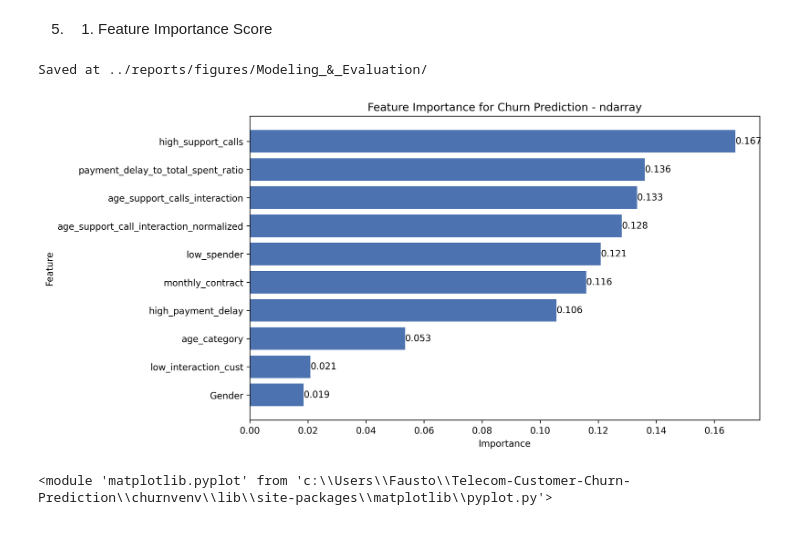
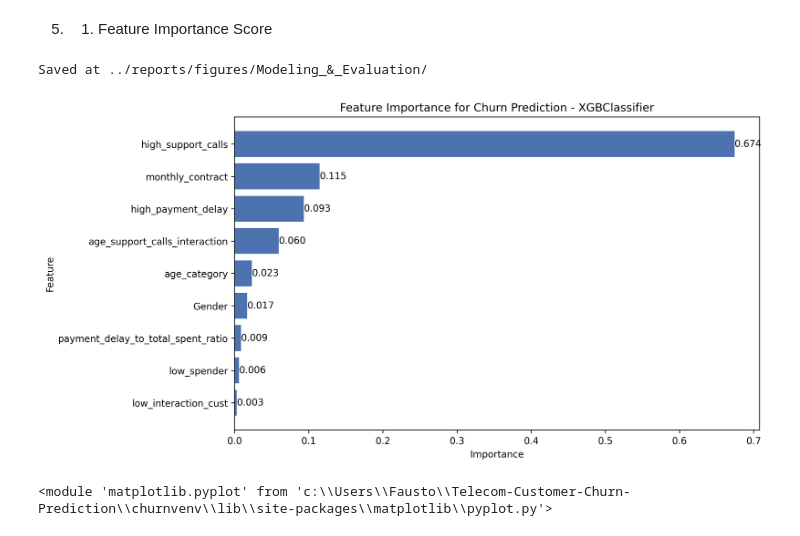
Before and after one commit to fausstoo/Telecom-Customer-Churn-Prediction, a Jupyter notebook: notebooks/Modeling_&_Evaluation.ipynb, the cells around one changed output. Drawn from its saved outputs; the diff is of its cells as text; code cells hidden in the pictures.

Commit message:
last check to app.py and best_model.pkl

```diff
--- a/notebooks/Modeling_&_Evaluation.ipynb
+++ b/notebooks/Modeling_&_Evaluation.ipynb
@@ -256,7 +265,7 @@ Model performance for Test set
 # %% [markdown]
 3. 2. Print best model's parameters
 # %%
-clf = joblib.load("../Models/RandomForestClassifier.pkl")
+clf = joblib.load("../artifacts/best_model.pkl")
 model_params = clf.get_params()
 
 # Print the parameters
@@ -396,7 +396,7 @@ clf_feature_importance = clf.feature_importances_
 
 def plot_feature_importances(clf_feature_importance, feature_names, save_path=None):
     # Name of the classifier
-    clf_name = clf_feature_importance.__class__.__name__
+    clf_name = clf.__class__.__name__
 
     # Create a DataFrame to store feature names and importances
     feature_importance_df = pd.DataFrame({'Feature': feature_names, 'Importance': clf_feature_importance})
@@ -404,32 +404,32 @@ def plot_feature_importances(clf_feature_importance, feature_names, save_path=No
     # Sort the DataFrame by importance in descending order
     feature_importance_df = feature_importance_df.sort_values(by='Importance', ascending=False)
 
     # Create a bar plot to visualize feature importances
     plt.figure(figsize=(10, 6))
     bars = plt.barh(feature_importance_df['Feature'], feature_importance_df['Importance'])
     plt.xlabel('Importance')
     plt.ylabel('Feature')
     plt.title(f'Feature Importance for Churn Prediction - {clf_name}')
     plt.gca().invert_yaxis()  # Invert the y-axis for better readability
 
     # Add labels to the bars
     for bar in bars:
         width = bar.get_width()
         plt.text(width, bar.get_y() + bar.get_height()/2, f'{width:.3f}', ha='left', va='center')
 
 
     # Save plot
     if save_path:
         os.makedirs(save_path, exist_ok=True)
         feature_importance_plot_save_path = os.path.join(save_path, "feature_importance.png")
         plt.savefig(feature_importance_plot_save_path, bbox_inches="tight", dpi=300)
     print(f"Saved at {save_path}")
 
     plt.show()
     return plt
 
 plot_feature_importances(clf_feature_importance, feature_names, "../reports/figures/Modeling_&_Evaluation/")
 # %% [output]
 Saved at ../reports/figures/Modeling_&_Evaluation/
-[figure, old version]
+[figure, new version]
 <module 'matplotlib.pyplot' from 'c:\\Users\\Fausto\\Telecom-Customer-Churn-Prediction\\churnvenv\\lib\\site-packages\\matplotlib\\pyplot.py'>
```
Also changed, not shown: parts of 8 cells of this notebook, 14 other files.
